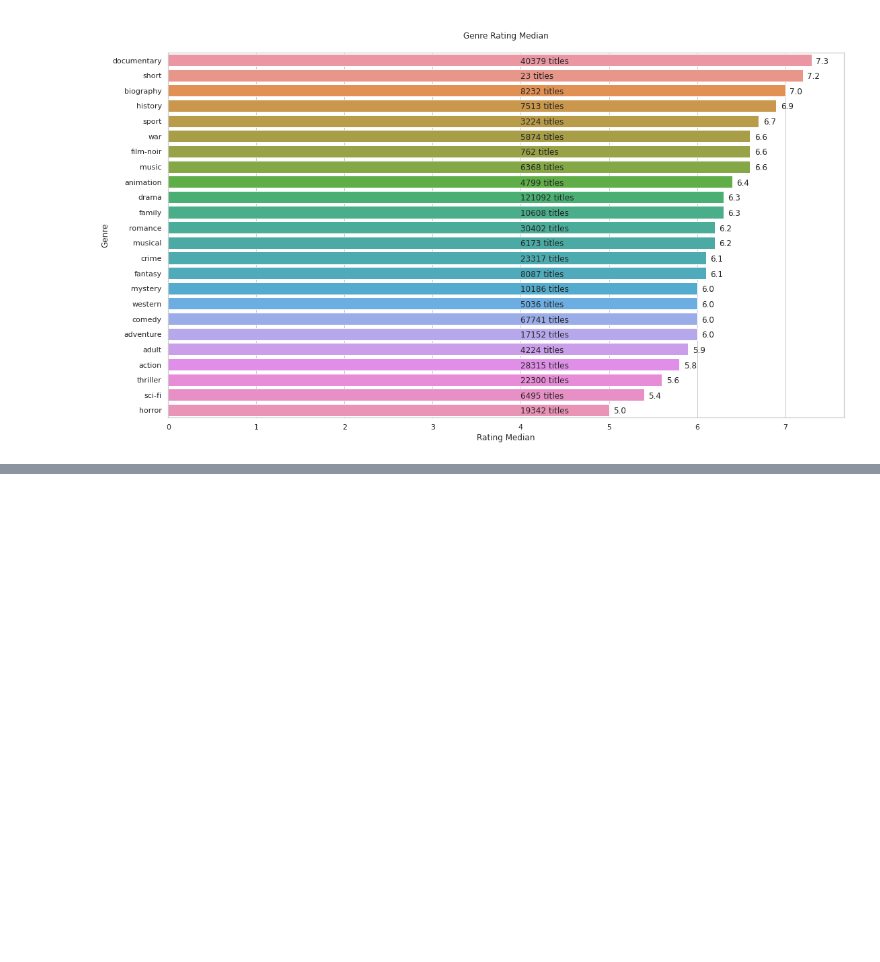
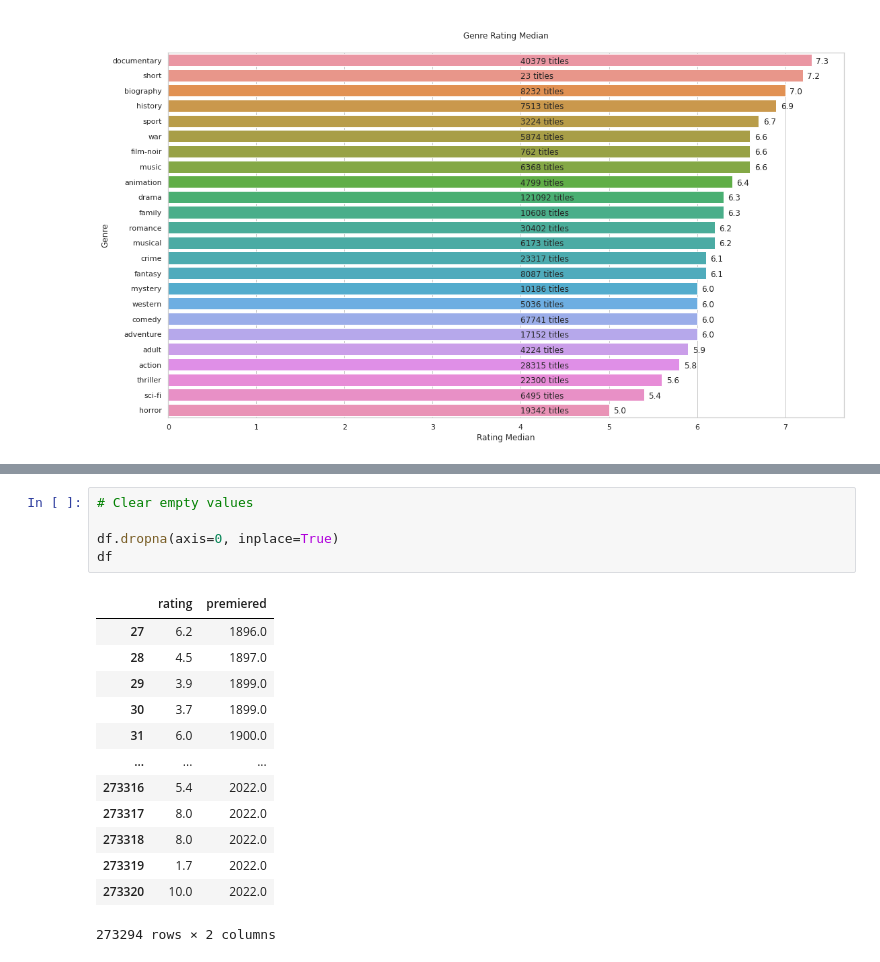
Before and after one commit to Mr0l3/imdb-data-analysis, a Jupyter notebook: IMDB-analysis.ipynb, the cells around one changed output, grey strips where cells are left out. Cells and saved outputs as stored; diff of their text form; blank space fills up the shorter version.

```diff
--- a/IMDB-analysis.ipynb
+++ b/IMDB-analysis.ipynb
@@ -377,0 +399,19 @@ plt.show()
+# %%
+# Clear empty values
+
+df.dropna(axis=0, inplace=True)
+df
+# %% [output]
+|  | rating | premiered |
+| 27 | 6.2 | 1896.0 |
+| 28 | 4.5 | 1897.0 |
+| 29 | 3.9 | 1899.0 |
+| 30 | 3.7 | 1899.0 |
+| 31 | 6.0 | 1900.0 |
+| ... | ... | ... |
+| 273316 | 5.4 | 2022.0 |
+| 273317 | 8.0 | 2022.0 |
+| 273318 | 8.0 | 2022.0 |
+| 273319 | 1.7 | 2022.0 |
+| 273320 | 10.0 | 2022.0 |
+273294 rows × 2 columns
```
Also changed, not shown: parts of 5 cells of this notebook, 2 other files.
